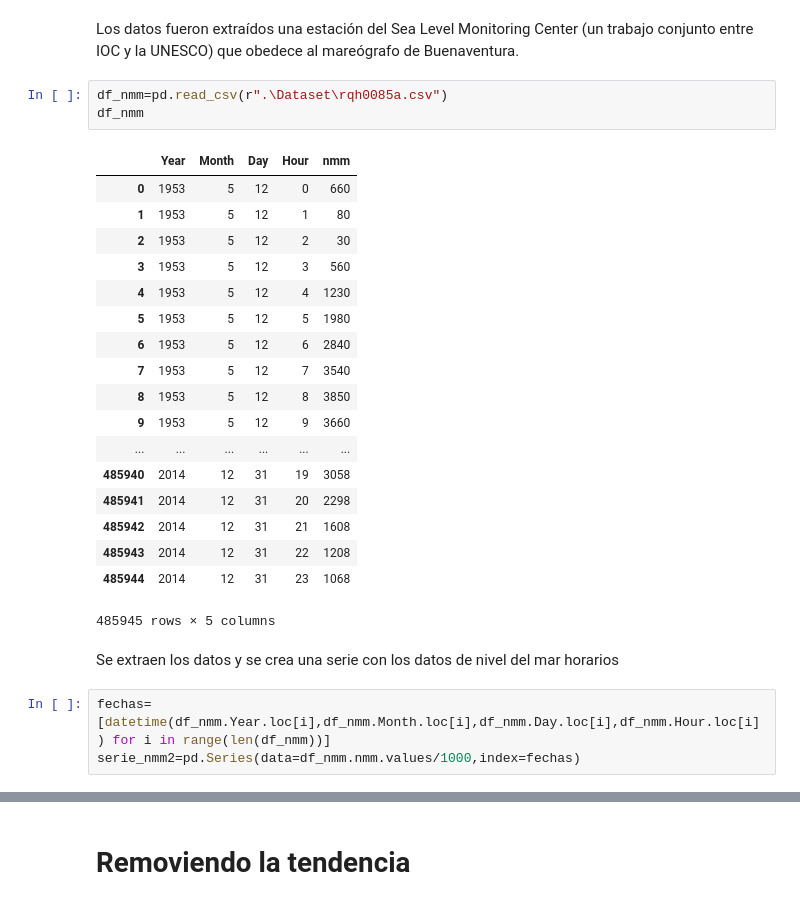
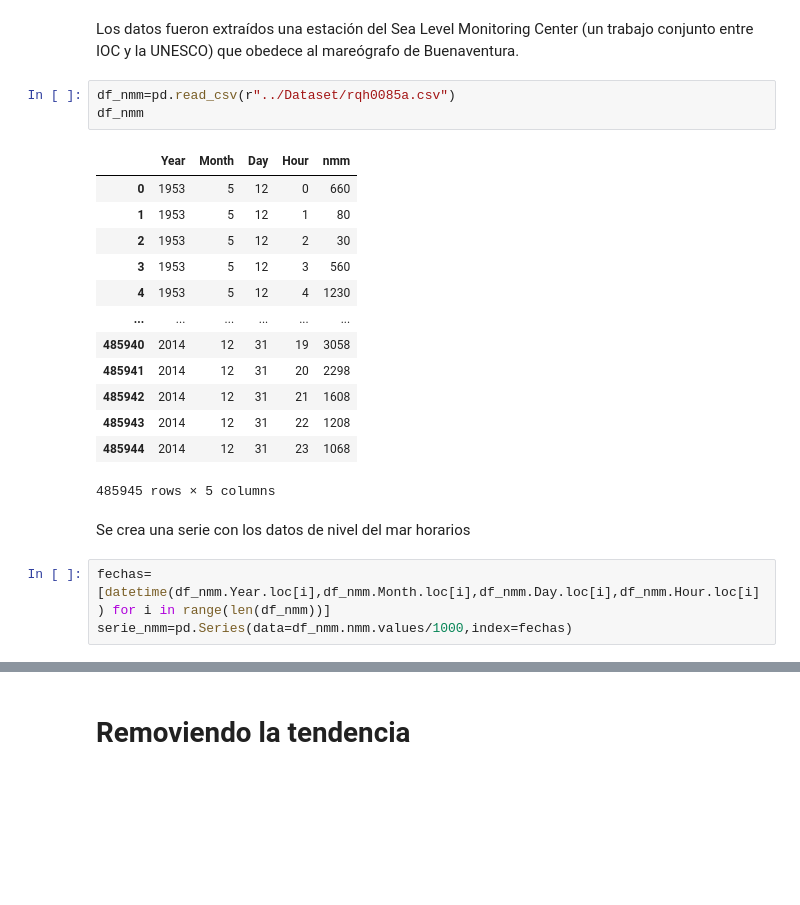
Before and after one commit to FrankAyalaC/Nivel-del-mar-en-Buenaventura, a Jupyter notebook: Scripts/TDG_2019.ipynb, the cells around one changed output, grey strips where cells are left out. Drawn from its saved outputs; the diff is of its cells as text; blank space fills up the shorter version.

```diff
--- a/Scripts/TDG_2019.ipynb
+++ b/Scripts/TDG_2019.ipynb
@@ -20,20 +20,15 @@ Se importa el script de ttide como una adaptación de la rutina de MATLAB desarr
 # %% [markdown]
 Los datos fueron extraídos una estación del Sea Level Monitoring Center (un trabajo conjunto entre IOC y la UNESCO) que obedece al mareógrafo de Buenaventura.
 # %%
-df_nmm=pd.read_csv(r".\Dataset\rqh0085a.csv")
+df_nmm=pd.read_csv(r"../Dataset/rqh0085a.csv")
 df_nmm
 # %% [output]
 |  | Year | Month | Day | Hour | nmm |
 | 0 | 1953 | 5 | 12 | 0 | 660 |
 | 1 | 1953 | 5 | 12 | 1 | 80 |
 | 2 | 1953 | 5 | 12 | 2 | 30 |
 | 3 | 1953 | 5 | 12 | 3 | 560 |
 | 4 | 1953 | 5 | 12 | 4 | 1230 |
-| 5 | 1953 | 5 | 12 | 5 | 1980 |
-| 6 | 1953 | 5 | 12 | 6 | 2840 |
-| 7 | 1953 | 5 | 12 | 7 | 3540 |
-| 8 | 1953 | 5 | 12 | 8 | 3850 |
-| 9 | 1953 | 5 | 12 | 9 | 3660 |
 | ... | ... | ... | ... | ... | ... |
 | 485940 | 2014 | 12 | 31 | 19 | 3058 |
 | 485941 | 2014 | 12 | 31 | 20 | 2298 |
@@ -42,8 +37,8 @@ df_nmm
 | 485944 | 2014 | 12 | 31 | 23 | 1068 |
 485945 rows × 5 columns
 # %% [markdown]
-Se extraen los datos y se crea una serie con los datos de nivel del mar horarios
+Se crea una serie con los datos de nivel del mar horarios
 # %%
 fechas=[datetime(df_nmm.Year.loc[i],df_nmm.Month.loc[i],df_nmm.Day.loc[i],df_nmm.Hour.loc[i]) for i in range(len(df_nmm))]
-serie_nmm2=pd.Series(data=df_nmm.nmm.values/1000,index=fechas)
+serie_nmm=pd.Series(data=df_nmm.nmm.values/1000,index=fechas)
 # %%
```
Also changed, not shown: parts of 11 cells of this notebook, 3 other files.
